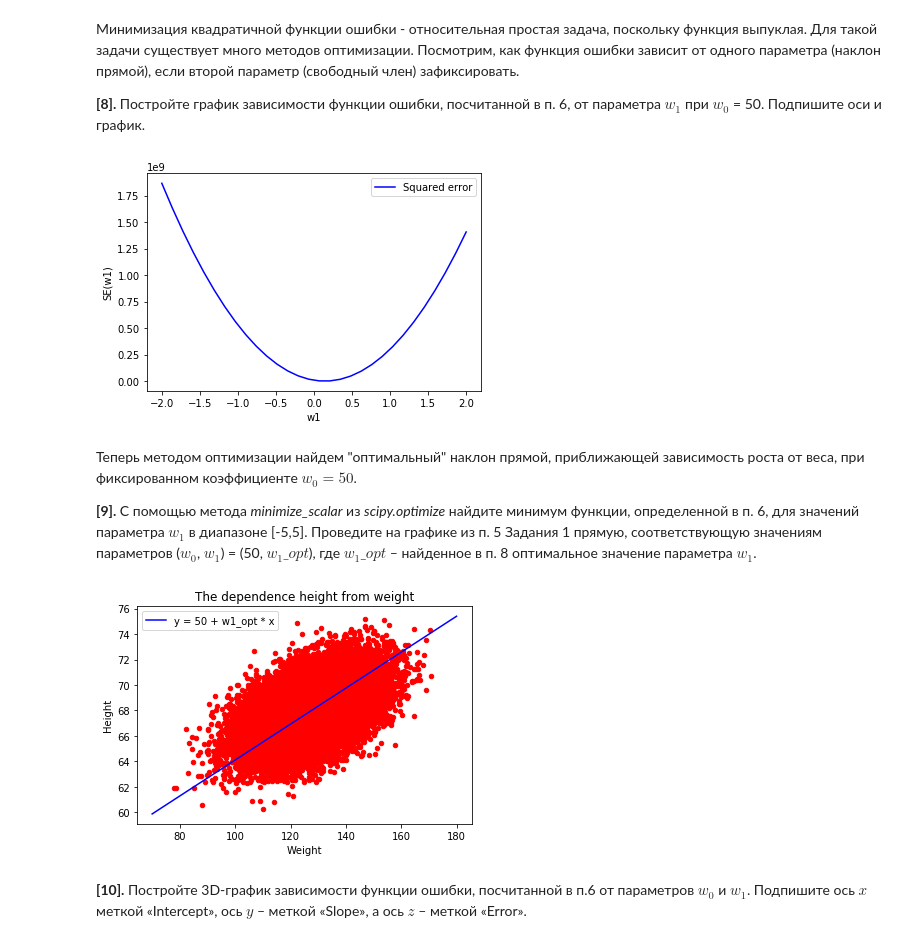
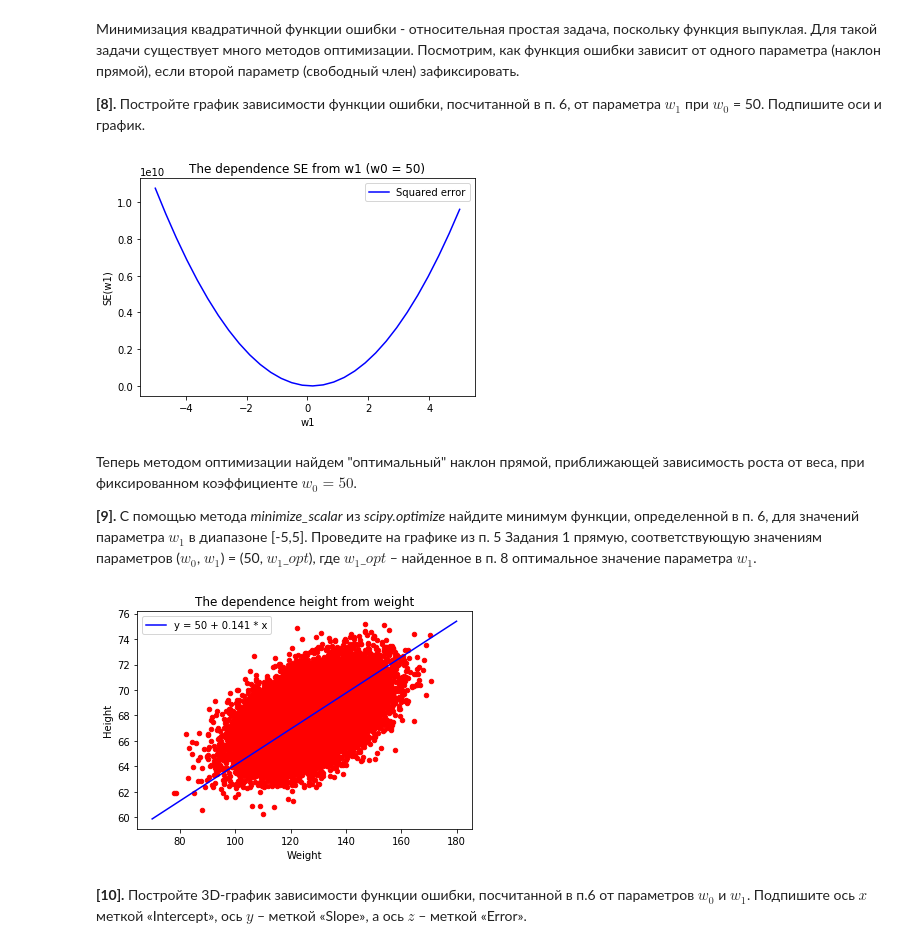
Before and after one commit to alexeylive/Yandex-MIPT, a Jupyter notebook: 2/Linear regression/linreg_height_weight.ipynb, the cells around one changed output. Drawn from its saved outputs; the diff is of its cells as text; code cells hidden in the pictures.

Commit message:
Linear regression(verified)
Changed the captions of some charts. Paragraph 9 has been corrected. Previously, no restrictions were imposed

```diff
--- a/2/Linear regression/linreg_height_weight.ipynb
+++ b/2/Linear regression/linreg_height_weight.ipynb
@@ -126,15 +126,16 @@ plt.show()
 
 **[8].** Постройте график зависимости функции ошибки, посчитанной в п. 6, от параметра $w_1$ при $w_0$ = 50. Подпишите оси и график.
 # %%
-arguments = np.linspace(-2,2,30)
+arguments = np.linspace(-5,5,30)
 y = list(map(partial(SE, 50),arguments))
 plt.plot(arguments, y,'b', label='Squared error');
 plt.xlabel('w1');
 plt.ylabel('SE(w1)')
+plt.title('The dependence SE from w1 (w0 = 50)')
 plt.legend()
 plt.show()
 # %% [output]
-[figure, old version]
+[figure, new version]
 # %% [markdown]
 Теперь методом оптимизации найдем "оптимальный" наклон прямой, приближающей зависимость роста от веса, при фиксированном коэффициенте $w_0 = 50$.
 
@@ -146,11 +148,11 @@ data.plot(y='Height',x = 'Weight', kind='scatter',
            color='red',  title='The dependence height from weight')
 arguments = np.linspace(70,180,1000)
 y_opt = list(map(lambda x: 50 + w1_opt * x, arguments))
-plt.plot(arguments, y_opt,'b', label='y = 50 + w1_opt * x');
+plt.plot(arguments, y_opt,'b', label='y = 50 + '+ str(round(w1_opt,3)) +' * x');
 plt.legend()
 plt.show()
 # %% [output]
-[figure, old version]
+[figure, new version]
 # %% [markdown]
 **[10].** Постройте 3D-график зависимости функции ошибки, посчитанной в п.6 от параметров $w_0$ и $w_1$. Подпишите ось $x$ меткой «Intercept», ось $y$ – меткой «Slope», a ось $z$ – меткой «Error».
 # %%
```
Also changed, not shown: parts of 4 cells of this notebook.
